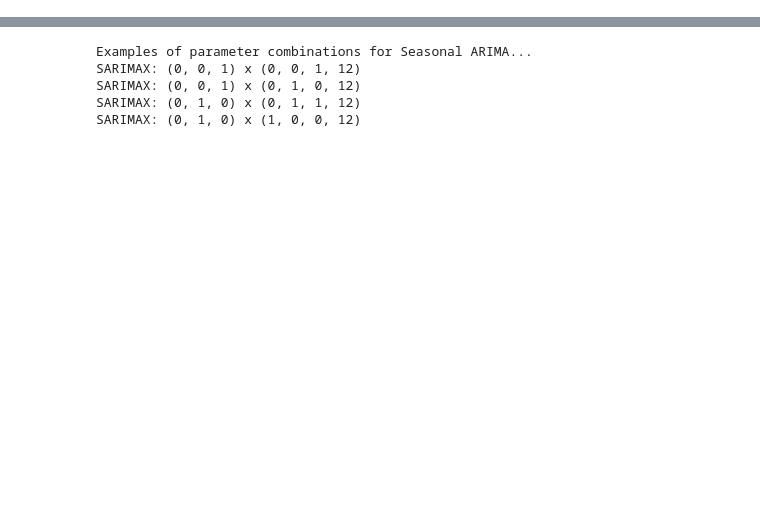
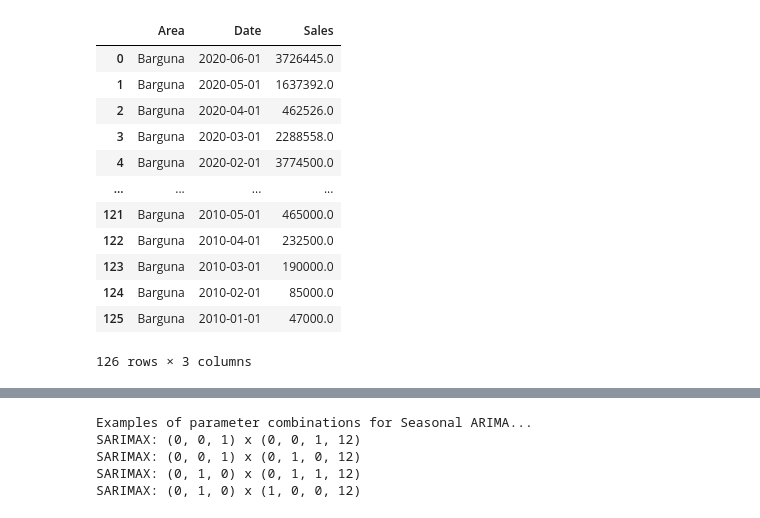
Before and after one commit to HRUSIKESHAIML/Sales-Forcasting-and-Prediction, a Jupyter notebook: Models/SARIMAX_Barguna.ipynb, the cells around one changed output, grey strips where cells are left out. Cells and saved outputs as stored; diff of their text form; code cells hidden in the pictures; blank space fills up the shorter version.

```diff
--- a/Models/SARIMAX_Barguna.ipynb
+++ b/Models/SARIMAX_Barguna.ipynb
@@ -75,3 +72,20 @@ df.head(20)
+# %%
+df_copy = df.copy()
+df.loc[df['Area'] == 'Barguna']
+# %% [output]
+|  | Area | Date | Sales |
+| 0 | Barguna | 2020-06-01 | 3726445.0 |
+| 1 | Barguna | 2020-05-01 | 1637392.0 |
+| 2 | Barguna | 2020-04-01 | 462526.0 |
+| 3 | Barguna | 2020-03-01 | 2288558.0 |
+| 4 | Barguna | 2020-02-01 | 3774500.0 |
+| ... | ... | ... | ... |
+| 121 | Barguna | 2010-05-01 | 465000.0 |
+| 122 | Barguna | 2010-04-01 | 232500.0 |
+| 123 | Barguna | 2010-03-01 | 190000.0 |
+| 124 | Barguna | 2010-02-01 | 85000.0 |
+| 125 | Barguna | 2010-01-01 | 47000.0 |
+126 rows × 3 columns
 # %%
 plt.figure(figsize=(20,20))
 df.plot(x='Date',y='Sales')
```
Also changed, not shown: parts of 24 cells of this notebook, 2 other files.
